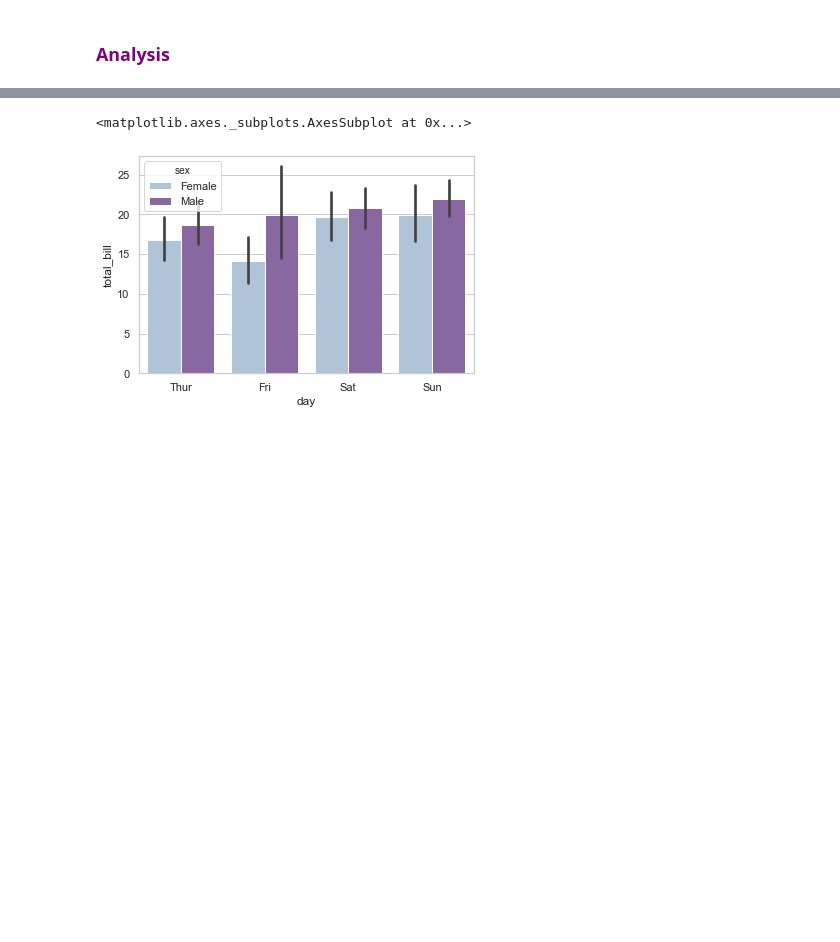
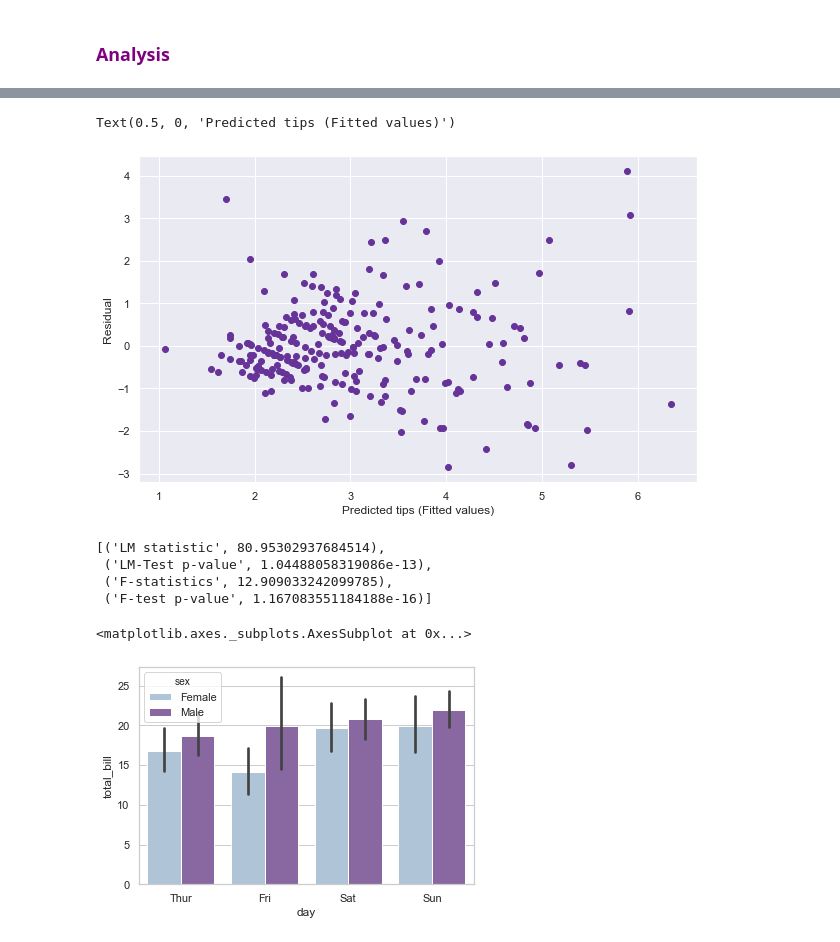
Before and after one commit to JuliaMal/Fundamentals_project, a Jupyter notebook: Tips.ipynb, the cells around one changed output, grey strips where cells are left out. Cells and saved outputs as stored; diff of their text form; code cells hidden in the pictures; blank space fills up the shorter version.

```diff
--- a/Tips.ipynb
+++ b/Tips.ipynb
@@ -625,3 +837,29 @@ array(['Male', 'Male', 'Male', 'Male', 'Male', 'Male', 'Male', 'Male',
+# %%
+# Run regression:
+reg2 = smf.ols('tip ~ total_bill + sex + smoker + time + size + Thur + Fri + Sat + Sun', data=df4).fit()
+
+# Calculating residuals:
+pred_val2 = reg2.fittedvalues.copy()
+true_val2 = df4['tip'].values.copy()
+residual2 = true_val2 - pred_val2
+
+# Plotting Residual vs Predicted value
+fig = plt.figure(figsize=(10,6))
+plt.scatter(pred_val2, residual2, color="rebeccapurple")
+plt.ylabel('Residual')
+plt.xlabel('Predicted tips (Fitted values)')
+# %% [output]
+Text(0.5, 0, 'Predicted tips (Fitted values)')
+[figure, added]
+# %%
+name2 = ['LM statistic', 'LM-Test p-value', 'F-statistics', 'F-test p-value']
+test2 = smd.het_breuschpagan(residual2, df4[['total_bill', 'tip', 'sex', 'smoker', 'time', 'size', 'Thur', 'Fri', 'Sat', 'Sun']])
+lzip(name2, test2)
+# %% [output]
+[('LM statistic', 80.95302937684514),
+ ('LM-Test p-value', 1.04488058319086e-13),
+ ('F-statistics', 12.909033242099785),
+ ('F-test p-value', 1.167083551184188e-16)]
 # %%
 sns.barplot(x="day", y="total_bill", hue="sex", data=df, palette="BuPu", order=order)
 # %% [output]
```
Also changed, not shown: parts of 24 cells of this notebook.
